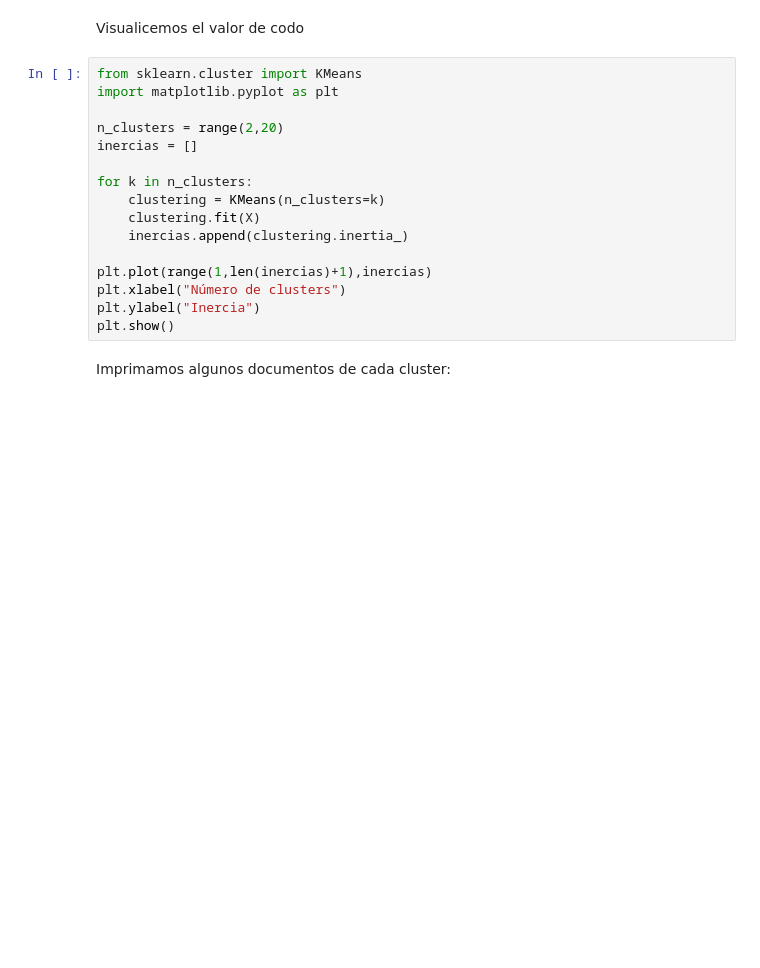
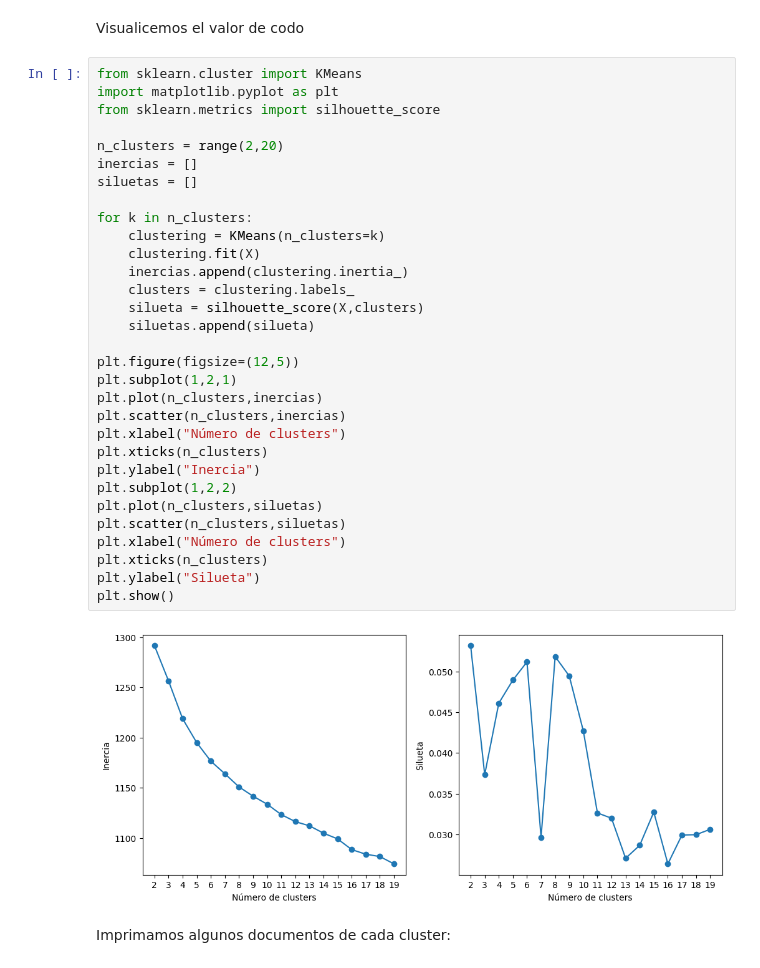
Before and after one commit to gmauricio-toledo/tda, a Jupyter notebook: notebooks/00-Clustering.ipynb, the cells around one changed output. Drawn from its saved outputs; the diff is of its cells as text; blank space fills up the shorter version.

```diff
--- a/notebooks/00-Clustering.ipynb
+++ b/notebooks/00-Clustering.ipynb
@@ -184,19 +223,36 @@ Visualicemos el valor de codo
 # %%
 from sklearn.cluster import KMeans
 import matplotlib.pyplot as plt
+from sklearn.metrics import silhouette_score
 
 n_clusters = range(2,20)
 inercias = []
+siluetas = []
 
 for k in n_clusters:
     clustering = KMeans(n_clusters=k)
     clustering.fit(X)
     inercias.append(clustering.inertia_)
+    clusters = clustering.labels_
+    silueta = silhouette_score(X,clusters)
+    siluetas.append(silueta)
 
-plt.plot(range(1,len(inercias)+1),inercias)
+plt.figure(figsize=(12,5))
+plt.subplot(1,2,1)
+plt.plot(n_clusters,inercias)
+plt.scatter(n_clusters,inercias)
 plt.xlabel("Número de clusters")
+plt.xticks(n_clusters)
 plt.ylabel("Inercia")
+plt.subplot(1,2,2)
+plt.plot(n_clusters,siluetas)
+plt.scatter(n_clusters,siluetas)
+plt.xlabel("Número de clusters")
+plt.xticks(n_clusters)
+plt.ylabel("Silueta")
 plt.show()
+# %% [output]
+[figure, added]
 # %% [markdown]
 Imprimamos algunos documentos de cada cluster:
 # %%
```
Also changed, not shown: parts of 13 cells of this notebook.
